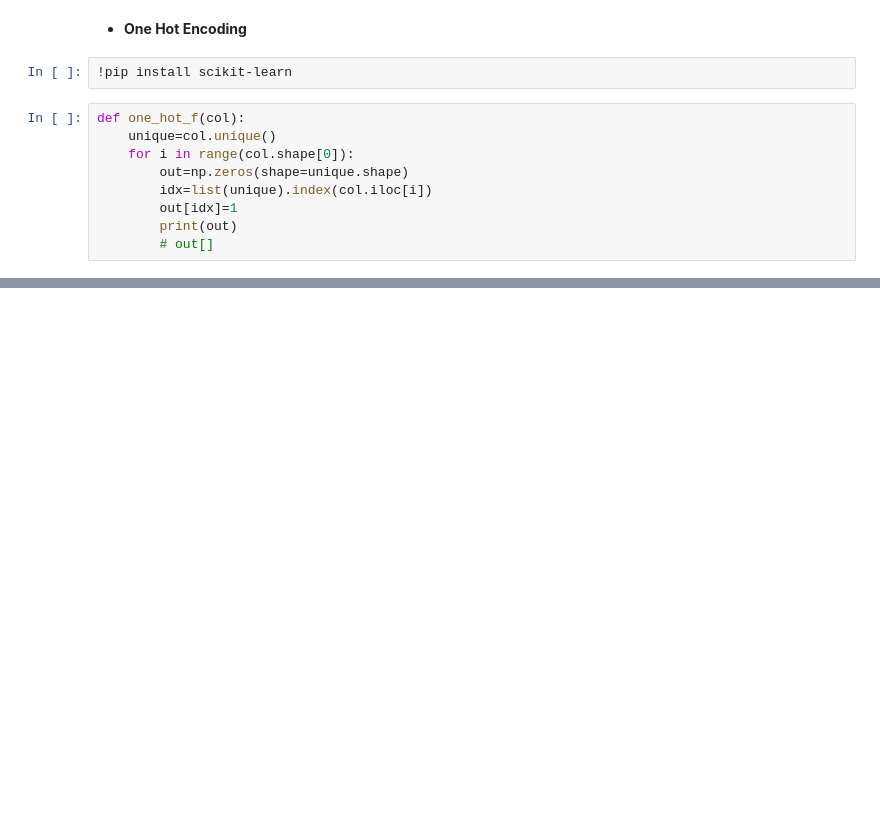
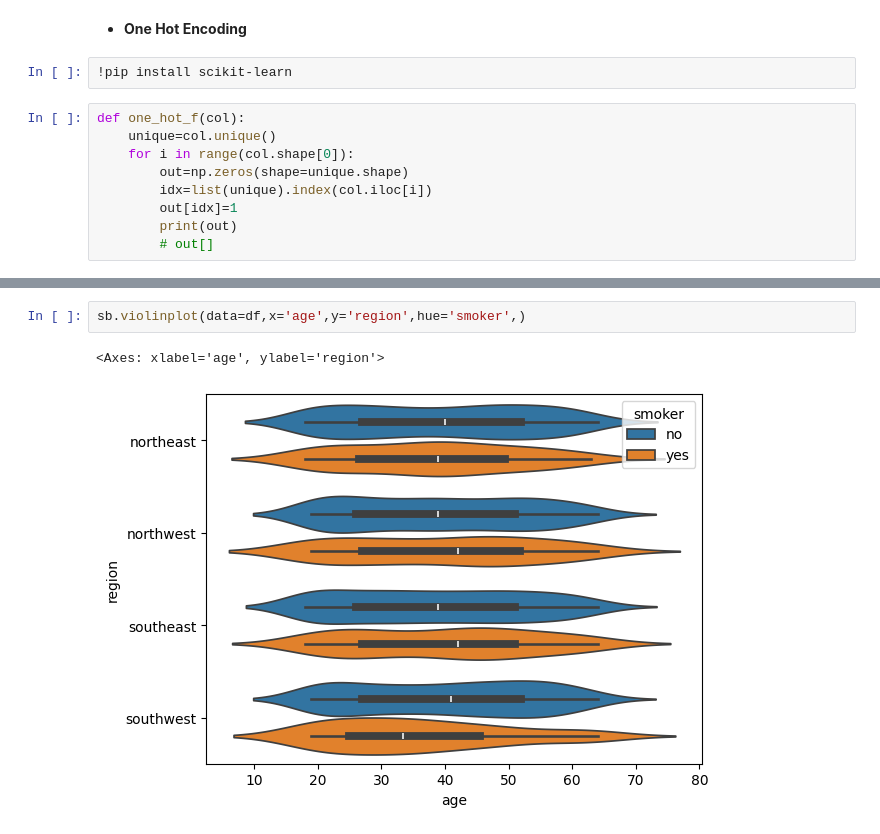
Before and after one commit to MohamadElnomrossie/Alex8, a Jupyter notebook: Data Science/Medical-Insurance/Medical Insurance/Medical Insurance.ipynb, the cells around one changed output, grey strips where cells are left out. Saved outputs shown, nothing was run; the diff lists cells and outputs as text; blank space fills up the shorter version.

```diff
--- a/Data Science/Medical-Insurance/Medical Insurance/Medical Insurance.ipynb
+++ b/Data Science/Medical-Insurance/Medical Insurance/Medical Insurance.ipynb
@@ -194,0 +200,5 @@ def one_hot_f(col):
+# %%
+sb.violinplot(data=df,x='age',y='region',hue='smoker',)
+# %% [output]
+<Axes: xlabel='age', ylabel='region'>
+[figure, added]
```
Also changed, not shown: parts of 2 cells of this notebook.
